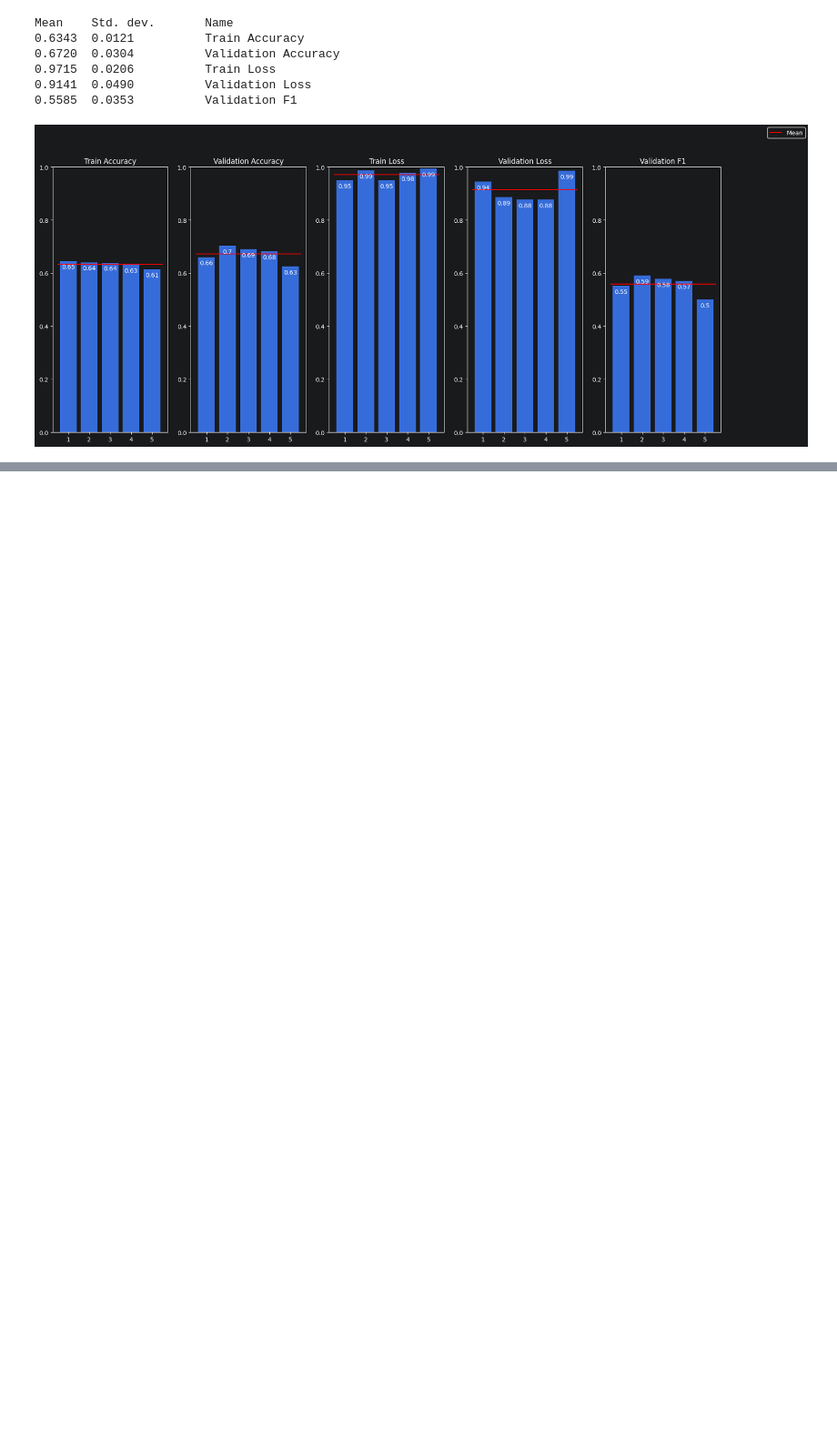
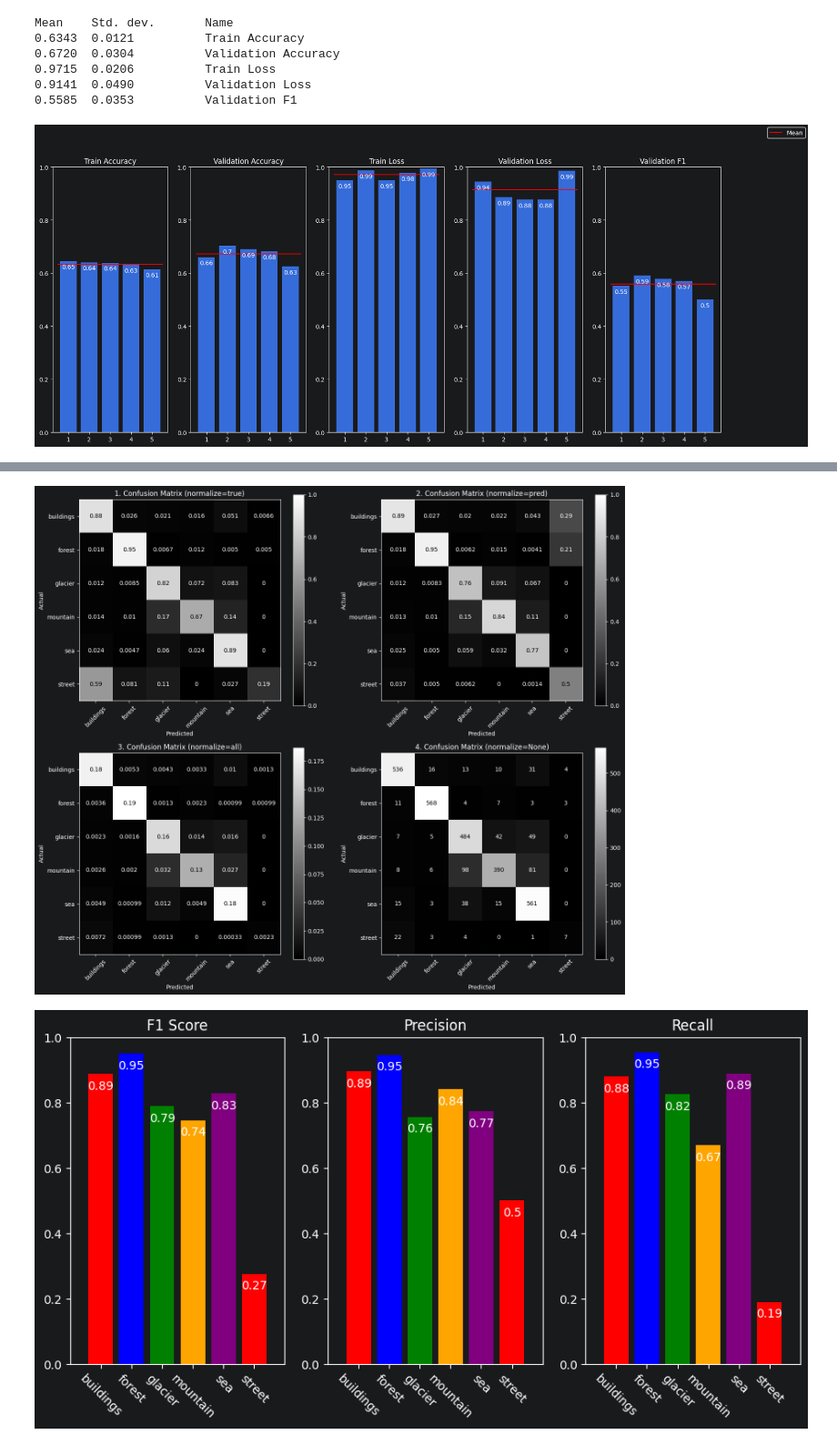
Before and after one commit to Nukufel/AiAp_MiniProj_1, a Jupyter notebook: optimal.ipynb, the cells around one changed output, grey strips where cells are left out. Shown at 91% size. Saved outputs shown, nothing was run; the diff lists cells and outputs as text; code cells hidden in the pictures; blank space fills up the shorter version.

```diff
--- a/optimal.ipynb
+++ b/optimal.ipynb
@@ -216,0 +218,8 @@ Mean    Std. dev.       Name
+# %%
+test_true, test_pred = calculate_predictions(model, test_images.batch(batch_size))
+# %%
+plot_confusion_matrix(test_true, test_pred, label_names)
+plot_scores(test_true, test_pred, label_names)
+# %% [output]
+[figure, added]
+[figure, added]
```
Also changed, not shown: parts of 12 cells of this notebook, 2 other files.
